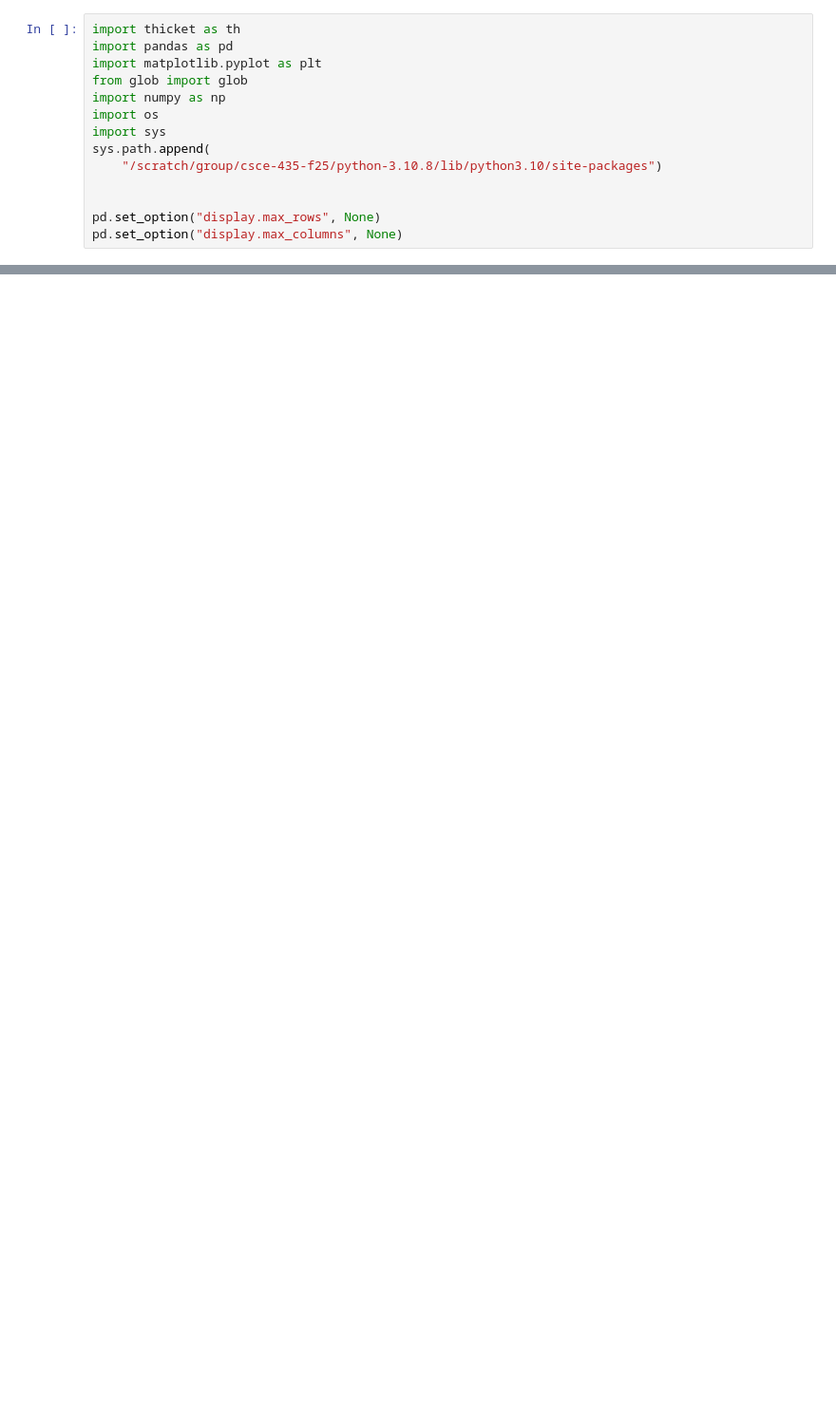
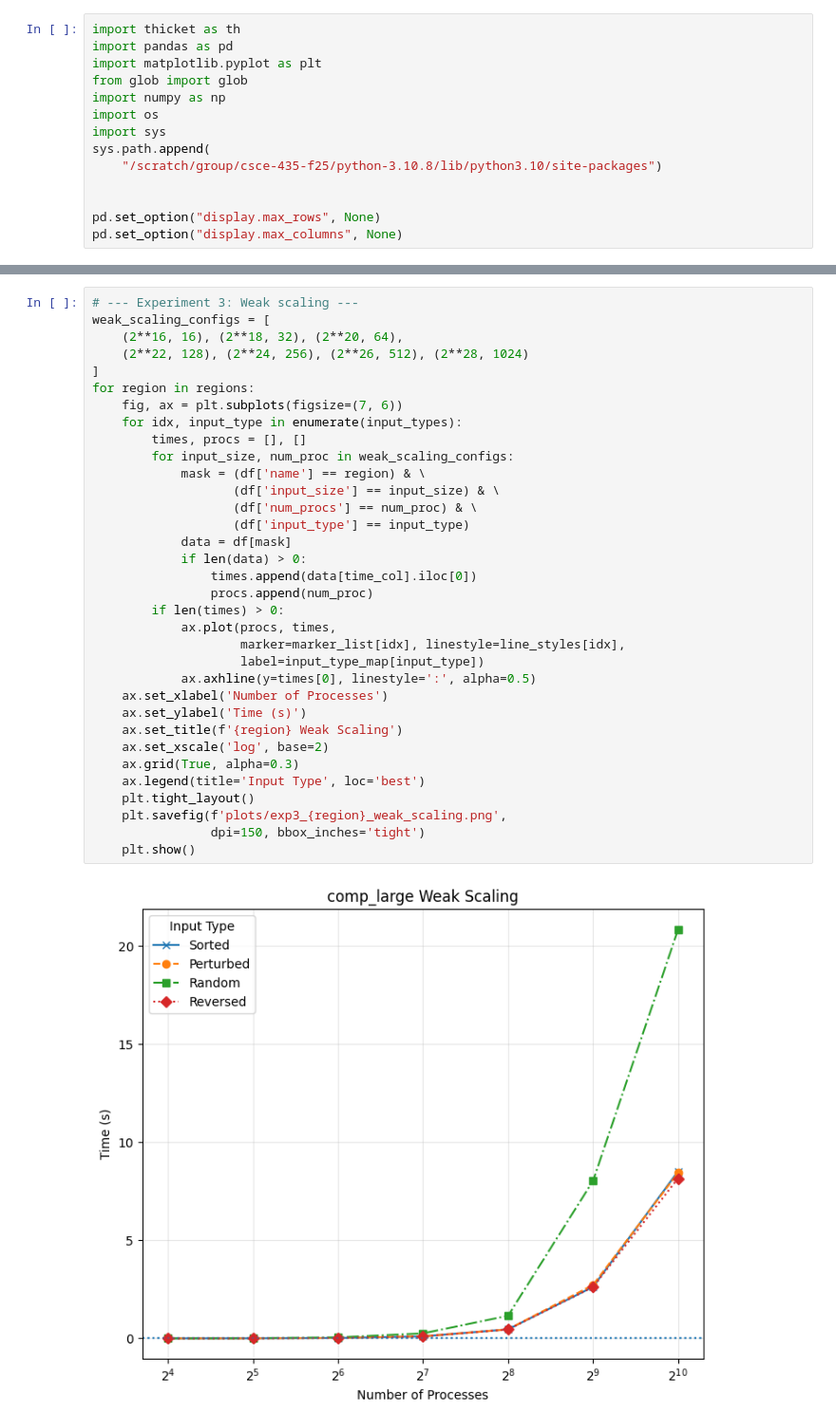
Before and after one commit to AdeebIsmail/parallel-algorithm-analysis, a Jupyter notebook: merge_sort/merge-sort-analysis.ipynb, the cells around one changed output, grey strips where cells are left out. Shown: that part at 95% size. Cells and saved outputs as stored; diff of their text form; blank space fills up the shorter version.

```diff
--- a/merge_sort/merge-sort-analysis.ipynb
+++ b/merge_sort/merge-sort-analysis.ipynb
@@ -215,0 +152,36 @@ for region in regions:
+# %%
+# --- Experiment 3: Weak scaling ---
+weak_scaling_configs = [
+    (2**16, 16), (2**18, 32), (2**20, 64),
+    (2**22, 128), (2**24, 256), (2**26, 512), (2**28, 1024)
+]
+for region in regions:
+    fig, ax = plt.subplots(figsize=(7, 6))
+    for idx, input_type in enumerate(input_types):
+        times, procs = [], []
+        for input_size, num_proc in weak_scaling_configs:
+            mask = (df['name'] == region) & \
+                   (df['input_size'] == input_size) & \
+                   (df['num_procs'] == num_proc) & \
+                   (df['input_type'] == input_type)
+            data = df[mask]
+            if len(data) > 0:
+                times.append(data[time_col].iloc[0])
+                procs.append(num_proc)
+        if len(times) > 0:
+            ax.plot(procs, times,
+                    marker=marker_list[idx], linestyle=line_styles[idx],
+                    label=input_type_map[input_type])
+            ax.axhline(y=times[0], linestyle=':', alpha=0.5)
+    ax.set_xlabel('Number of Processes')
+    ax.set_ylabel('Time (s)')
+    ax.set_title(f'{region} Weak Scaling')
+    ax.set_xscale('log', base=2)
+    ax.grid(True, alpha=0.3)
+    ax.legend(title='Input Type', loc='best')
+    plt.tight_layout()
+    plt.savefig(f'plots/exp3_{region}_weak_scaling.png',
+                dpi=150, bbox_inches='tight')
+    plt.show()
+# %% [output]
+[figure, added]
```
Also changed, not shown: parts of 10 cells of this notebook, 59 other files.
